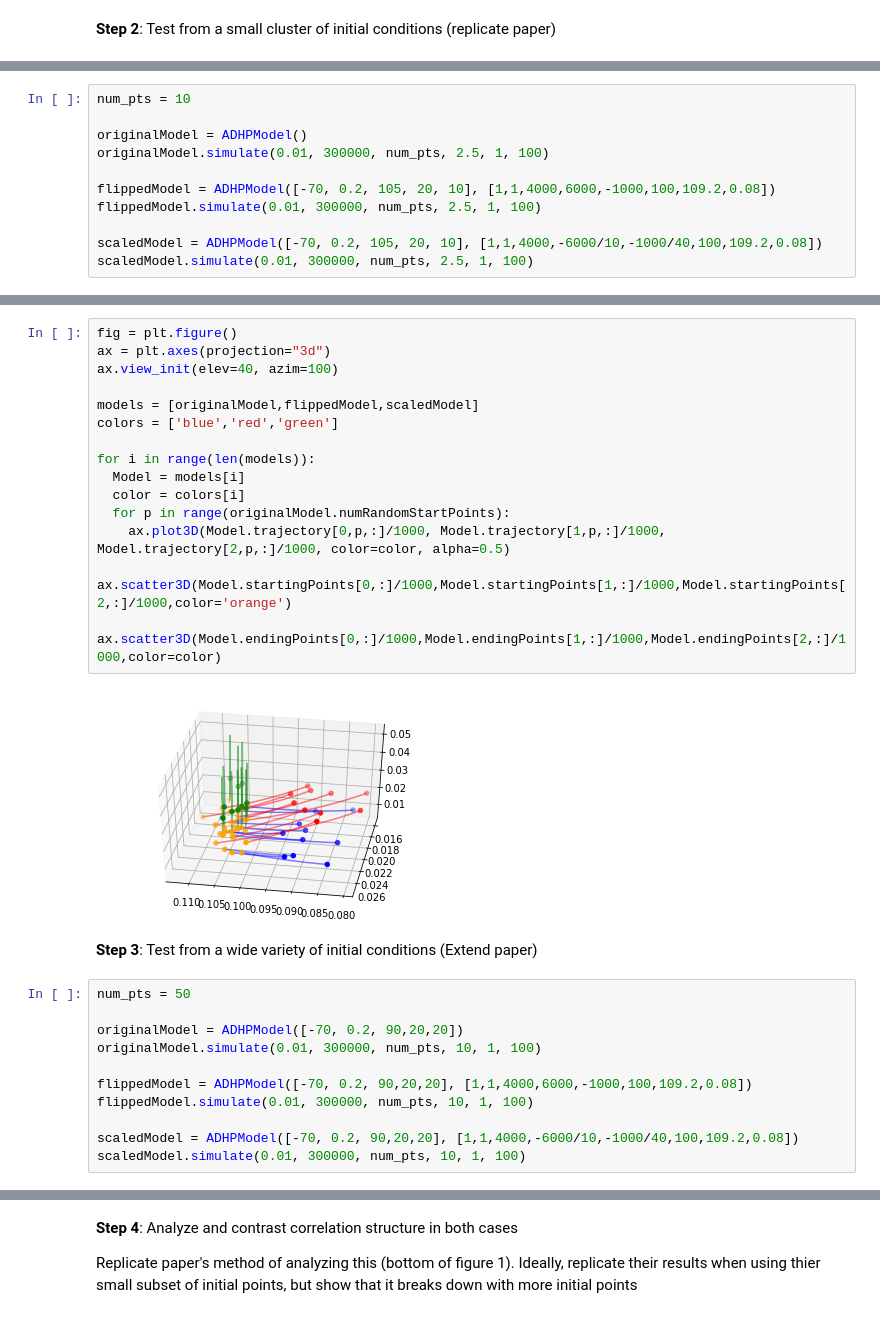
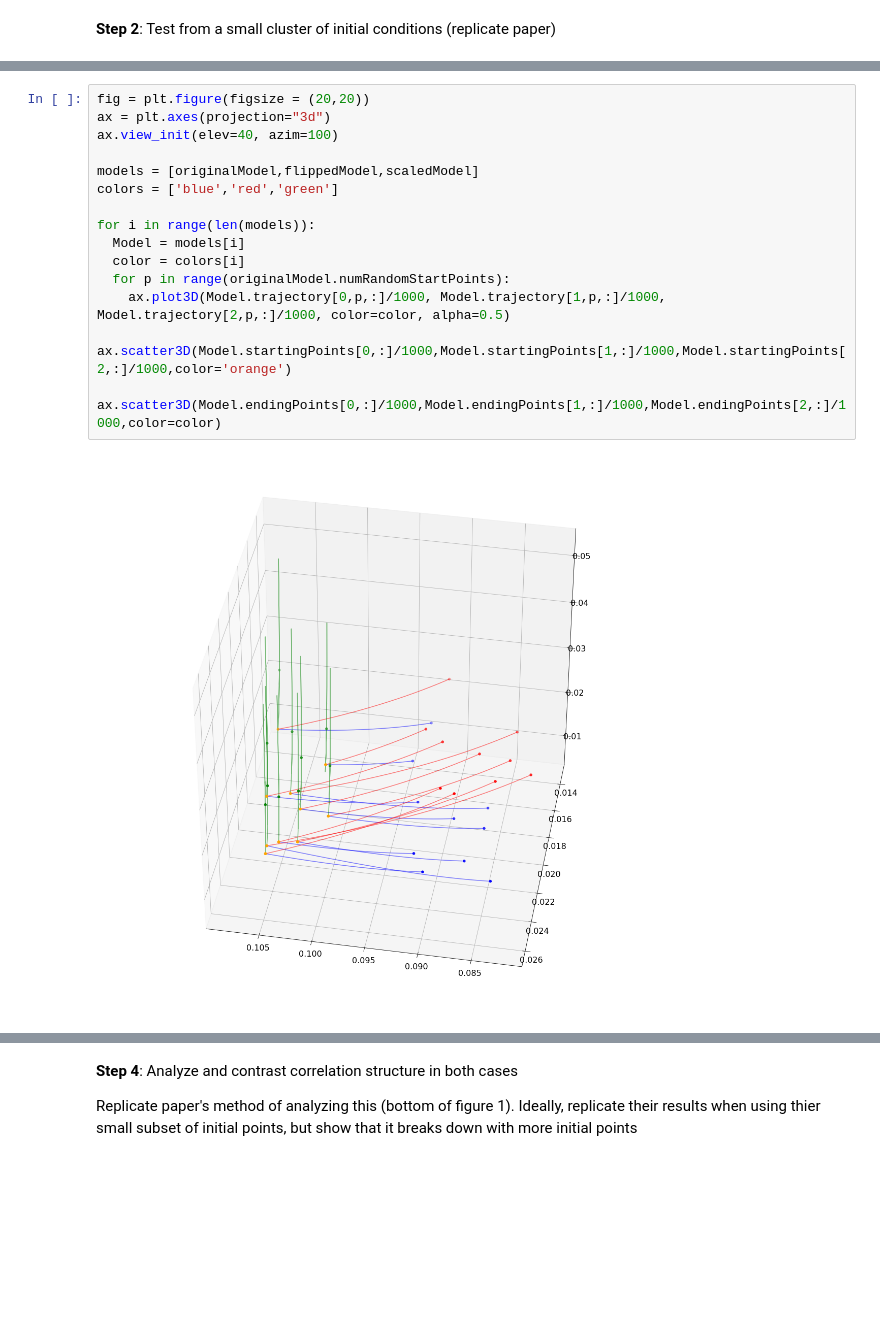
Before and after one commit to gwaldow/ADHPFinalProject, a Jupyter notebook: ADHPProject.ipynb, the cells around one changed output, grey strips where cells are left out. Drawn from its saved outputs; the diff is of its cells as text; blank space fills up the shorter version.

```diff
--- a/ADHPProject.ipynb
+++ b/ADHPProject.ipynb
@@ -291,14 +216,3 @@ class ADHPModel:
     self.dataOriginal = np.vstack((np.arange(0,totalSimSteps), self.dataOriginal))
 
 # -----------------------------------------------------------------------------------------------------------------------------------------------
-# %%
-num_pts = 10
-
-originalModel = ADHPModel()
-originalModel.simulate(0.01, 300000, num_pts, 2.5, 1, 100)
-
-flippedModel = ADHPModel([-70, 0.2, 105, 20, 10], [1,1,4000,6000,-1000,100,109.2,0.08])
-flippedModel.simulate(0.01, 300000, num_pts, 2.5, 1, 100)
-
-scaledModel = ADHPModel([-70, 0.2, 105, 20, 10], [1,1,4000,-6000/10,-1000/40,100,109.2,0.08])
-scaledModel.simulate(0.01, 300000, num_pts, 2.5, 1, 100)
@@ -323,30 +400,17 @@ fig.show()
 # %%
-fig = plt.figure()
+fig = plt.figure(figsize = (20,20))
 ax = plt.axes(projection="3d")
 ax.view_init(elev=40, azim=100)
 
 models = [originalModel,flippedModel,scaledModel]
 colors = ['blue','red','green']
 
 for i in range(len(models)):
   Model = models[i]
   color = colors[i]
   for p in range(originalModel.numRandomStartPoints):
     ax.plot3D(Model.trajectory[0,p,:]/1000, Model.trajectory[1,p,:]/1000, Model.trajectory[2,p,:]/1000, color=color, alpha=0.5)
   ax.scatter3D(Model.startingPoints[0,:]/1000,Model.startingPoints[1,:]/1000,Model.startingPoints[2,:]/1000,color='orange')
   ax.scatter3D(Model.endingPoints[0,:]/1000,Model.endingPoints[1,:]/1000,Model.endingPoints[2,:]/1000,color=color)
 # %% [output]
-[figure, old version]
+[figure, new version]
-# %% [markdown]
-**Step 3**: Test from a wide variety of initial conditions (Extend paper)
-# %%
-num_pts = 50
-
-originalModel = ADHPModel([-70, 0.2, 90,20,20])
-originalModel.simulate(0.01, 300000, num_pts, 10, 1, 100)
-
-flippedModel = ADHPModel([-70, 0.2, 90,20,20], [1,1,4000,6000,-1000,100,109.2,0.08])
-flippedModel.simulate(0.01, 300000, num_pts, 10, 1, 100)
-
-scaledModel = ADHPModel([-70, 0.2, 90,20,20], [1,1,4000,-6000/10,-1000/40,100,109.2,0.08])
-scaledModel.simulate(0.01, 300000, num_pts, 10, 1, 100)
```
Also changed, not shown: parts of 20 cells of this notebook.
